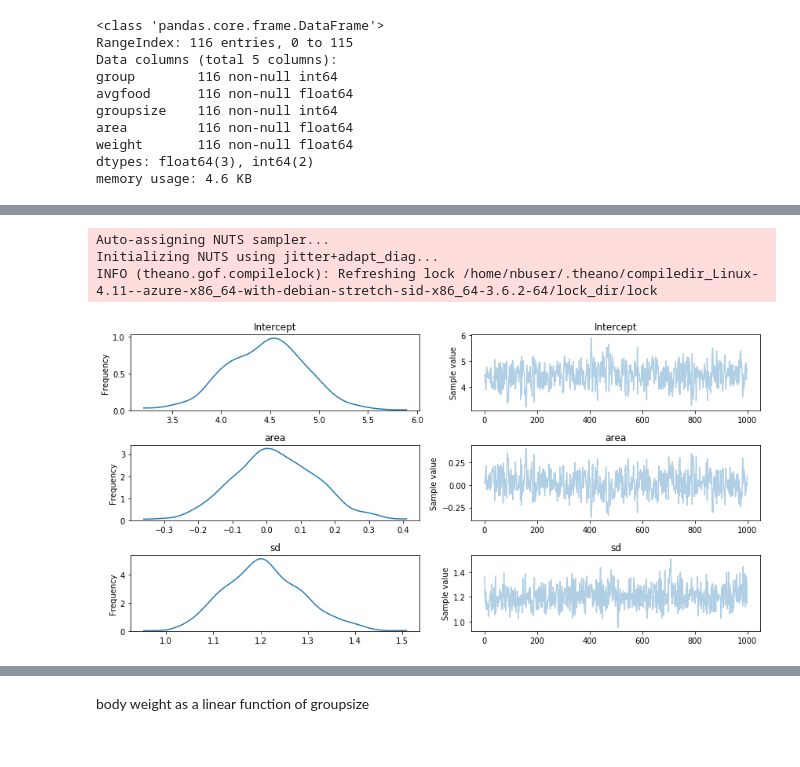
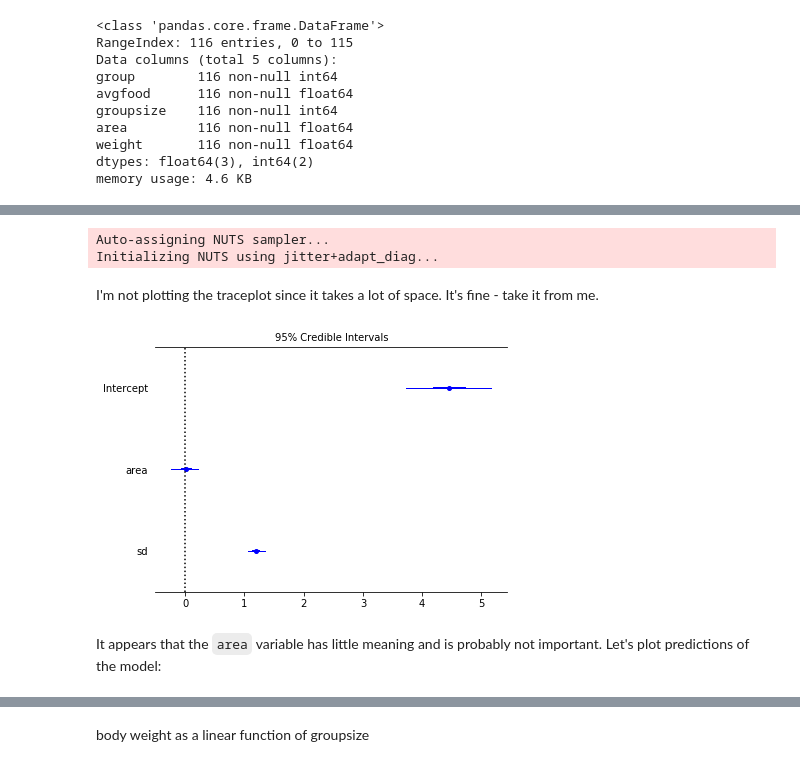
Before and after one commit to EhudTsivion/rethinking-practice-with-python, a Jupyter notebook: chapter_5_homework.ipynb, the cells around one changed output, grey strips where cells are left out. Drawn from its saved outputs; the diff is of its cells as text; code cells hidden in the pictures.

```diff
--- a/chapter_5_homework.ipynb
+++ b/chapter_5_homework.ipynb
@@ -322,16 +317,16 @@ foxes.groupsize.hist();
 # %%
 modMC5H11 = pm.Model()
-
 with modMC5H11:
-
     pm.glm.GLM.from_formula('weight ~ area', foxes)
-
-    modMC5H11 = pm.sample(1000, tune=1000)
+    trace_MC5H11 = pm.sample(1000, tune=1000)
 # %% [output]
 Auto-assigning NUTS sampler...
 Initializing NUTS using jitter+adapt_diag...
-INFO (theano.gof.compilelock): Refreshing lock /home/nbuser/.theano/compiledir_Linux-4.11--azure-x86_64-with-debian-stretch-sid-x86_64-3.6.2-64/lock_dir/lock
-# %%
-pm.traceplot(modMC5H11);
-# %% [output]
-[figure, removed]
+# %% [markdown]
+I'm not plotting the traceplot since it takes a lot of space. It's fine - take it from me.
+# %%
+pm.forestplot(trace_MC5H11);
+# %% [output]
+[figure, added]
+# %% [markdown]
+It appears that the `area` variable has little meaning and is probably not important. Let's plot predictions of the model:
```
Also changed, not shown: parts of 28 cells of this notebook, 1 other file.
